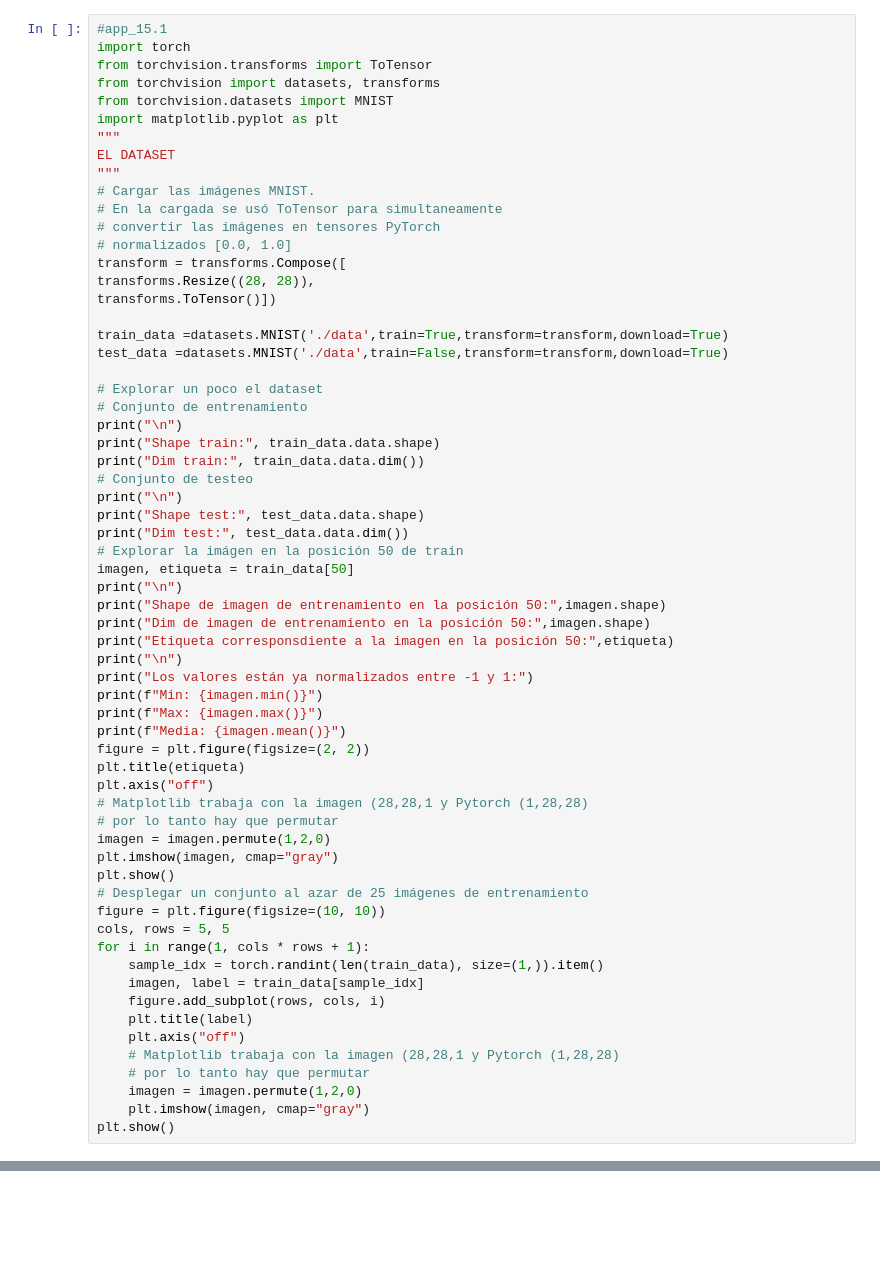
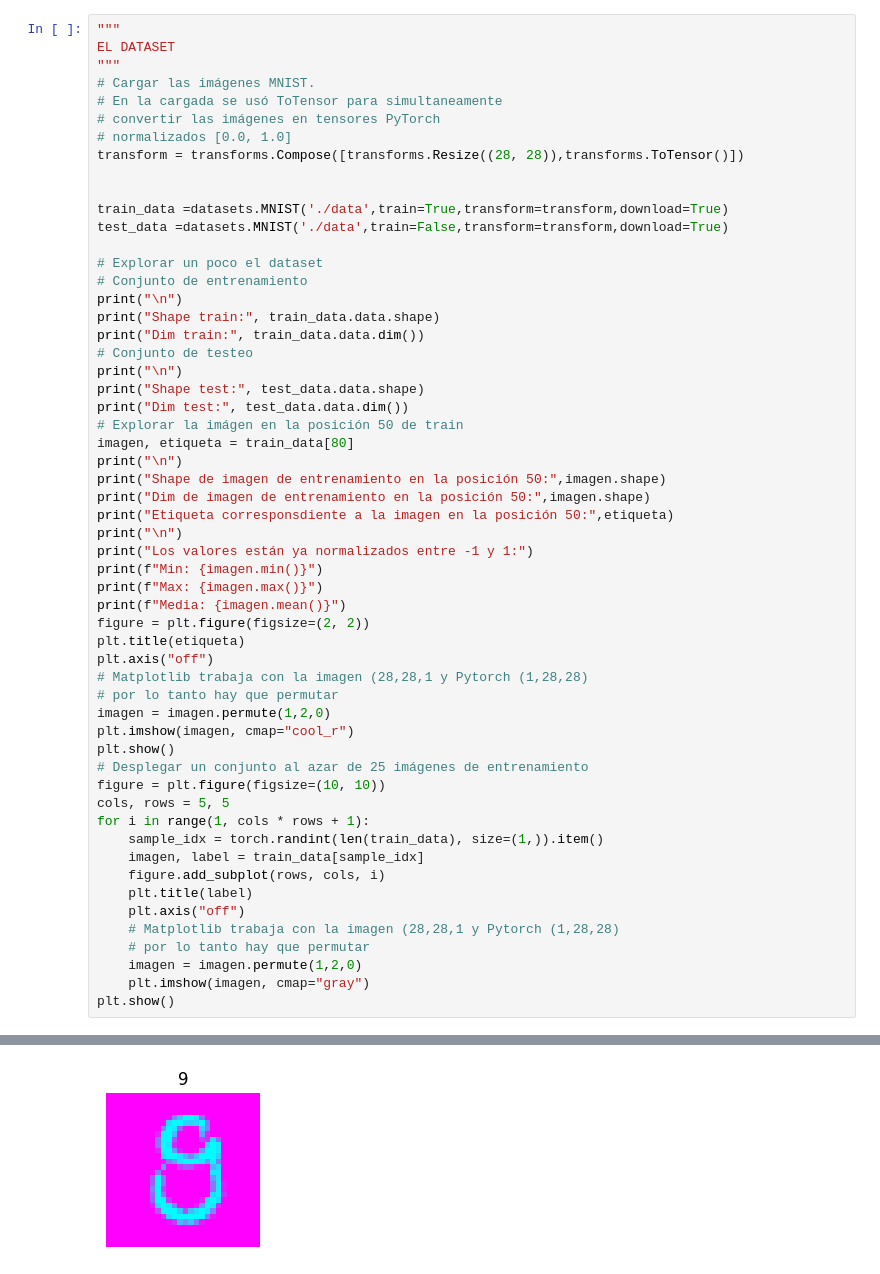
Before and after one commit to diperezp/Analisis_Se-al_2025_1, a Jupyter notebook: Convolucion/lab1/Convolucion.ipynb, the cells around one changed output, grey strips where cells are left out. Cells and saved outputs as stored; diff of their text form; blank space fills up the shorter version.

```diff
--- a/Convolucion/lab1/Convolucion.ipynb
+++ b/Convolucion/lab1/Convolucion.ipynb
@@ -3,10 +19,4 @@ $Convolucion$
 # %%
-#app_15.1
-import torch
-from torchvision.transforms import ToTensor
-from torchvision import datasets, transforms
-from torchvision.datasets import MNIST
-import matplotlib.pyplot as plt
 """
 EL DATASET
 """
@@ -14,9 +24,8 @@ EL DATASET
 # En la cargada se usó ToTensor para simultaneamente
 # convertir las imágenes en tensores PyTorch
 # normalizados [0.0, 1.0]
-transform = transforms.Compose([
-transforms.Resize((28, 28)),
-transforms.ToTensor()])
+transform = transforms.Compose([transforms.Resize((28, 28)),transforms.ToTensor()])
+
 
 train_data =datasets.MNIST('./data',train=True,transform=transform,download=True)
 test_data =datasets.MNIST('./data',train=False,transform=transform,download=True)
@@ -31,7 +40,7 @@ print("\n")
 print("Shape test:", test_data.data.shape)
 print("Dim test:", test_data.data.dim())
 # Explorar la imágen en la posición 50 de train
-imagen, etiqueta = train_data[50]
+imagen, etiqueta = train_data[80]
 print("\n")
 print("Shape de imagen de entrenamiento en la posición 50:",imagen.shape)
 print("Dim de imagen de entrenamiento en la posición 50:",imagen.shape)
@@ -47,7 +56,7 @@ plt.axis("off")
 # Matplotlib trabaja con la imagen (28,28,1 y Pytorch (1,28,28)
 # por lo tanto hay que permutar
 imagen = imagen.permute(1,2,0)
-plt.imshow(imagen, cmap="gray")
+plt.imshow(imagen, cmap="cool_r")
 plt.show()
 # Desplegar un conjunto al azar de 25 imágenes de entrenamiento
 figure = plt.figure(figsize=(10, 10))
@@ -63,3 +72,4 @@ for i in range(1, cols * rows + 1):
     imagen = imagen.permute(1,2,0)
     plt.imshow(imagen, cmap="gray")
 plt.show()
+# %% [output]
@@ -65,0 +93 @@ plt.show()
+[figure, added]
```
Also changed, not shown: parts of 9 cells of this notebook.
